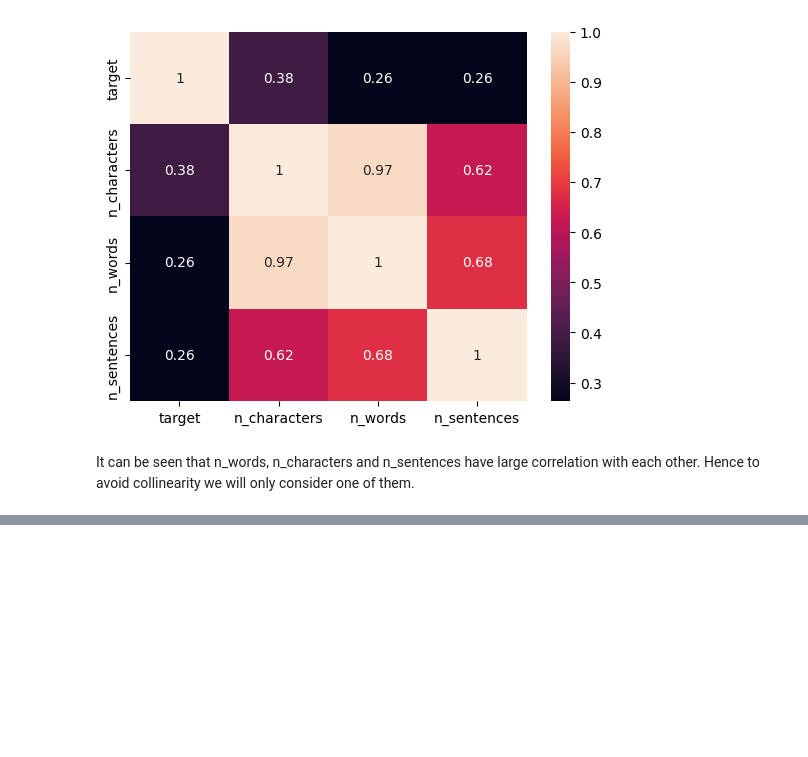
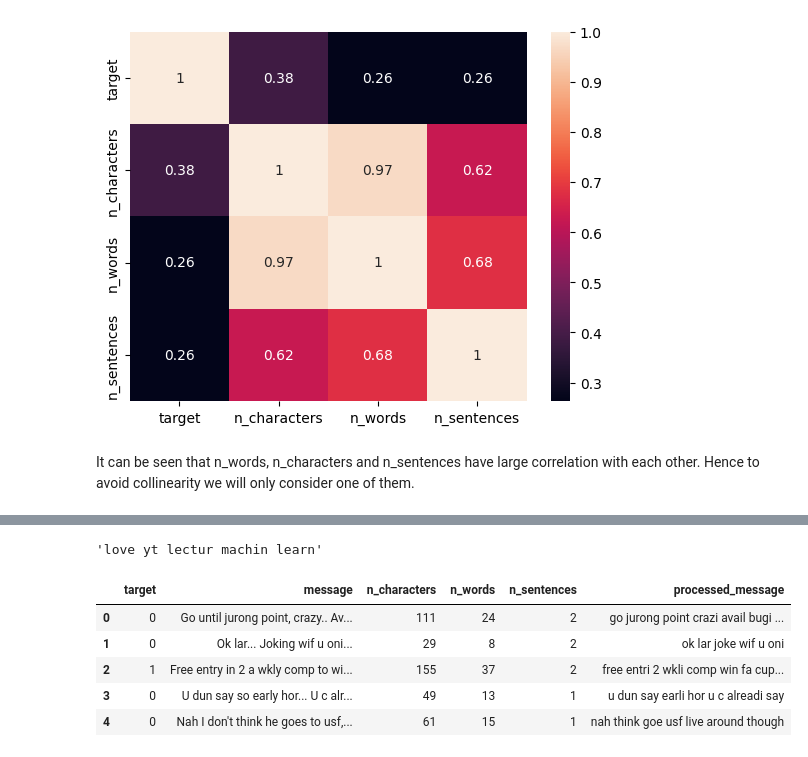
Before and after one commit to M-Awwab-Khan/spam-sms-classifier, a Jupyter notebook: sms_spam_classifier.ipynb, the cells around one changed output, grey strips where cells are left out. Saved outputs shown, nothing was run; the diff lists cells and outputs as text; code cells hidden in the pictures; blank space fills up the shorter version.

Commit message:
message preprocessed

```diff
--- a/sms_spam_classifier.ipynb
+++ b/sms_spam_classifier.ipynb
@@ -260,0 +275,29 @@ It can be seen that n_words, n_characters and n_sentences have large correlation
+# %%
+from nltk.corpus import stopwords
+import string
+from nltk.stem.porter import PorterStemmer
+ps = PorterStemmer()
+
+sw = stopwords.words('english')
+p = string.punctuation
+# %%
+def preprocess_text(text):
+  text = text.lower()
+  text_tokenized = nltk.word_tokenize(text)
+  text_processed = [ps.stem(word) for word in text_tokenized if word.isalnum() and word not in sw and word not in p]
+  return " ".join(text_processed)
+# %%
+preprocess_text('I loved the YT lectures on Machine Learning. How about you?')
+# %% [output]
+'love yt lectur machin learn'
+# %%
+df['processed_message'] = df['message'].apply(preprocess_text)
+# %%
+df.head()
+# %% [output]
+|  | target | message | n_characters | n_words | n_sentences | processed_message |
+| 0 | 0 | Go until jurong point, crazy.. Av... | 111 | 24 | 2 | go jurong point crazi avail bugi ... |
+| 1 | 0 | Ok lar... Joking wif u oni... | 29 | 8 | 2 | ok lar joke wif u oni |
+| 2 | 1 | Free entry in 2 a wkly comp to wi... | 155 | 37 | 2 | free entri 2 wkli comp win fa cup... |
+| 3 | 0 | U dun say so early hor... U c alr... | 49 | 13 | 1 | u dun say earli hor u c alreadi say |
+| 4 | 0 | Nah I don't think he goes to usf,... | 61 | 15 | 1 | nah think goe usf live around though |
```
Also changed, not shown: parts of 2 cells of this notebook.
